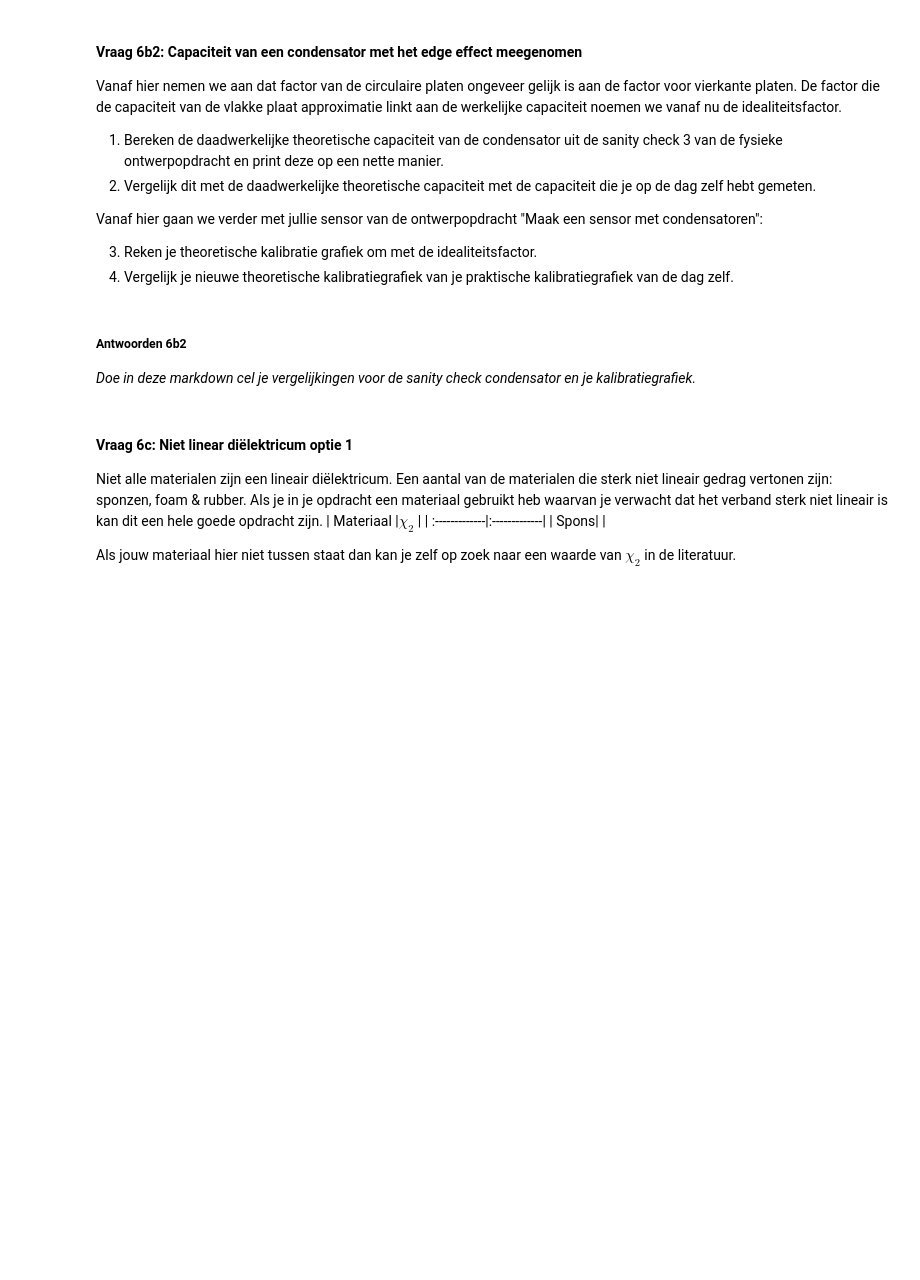
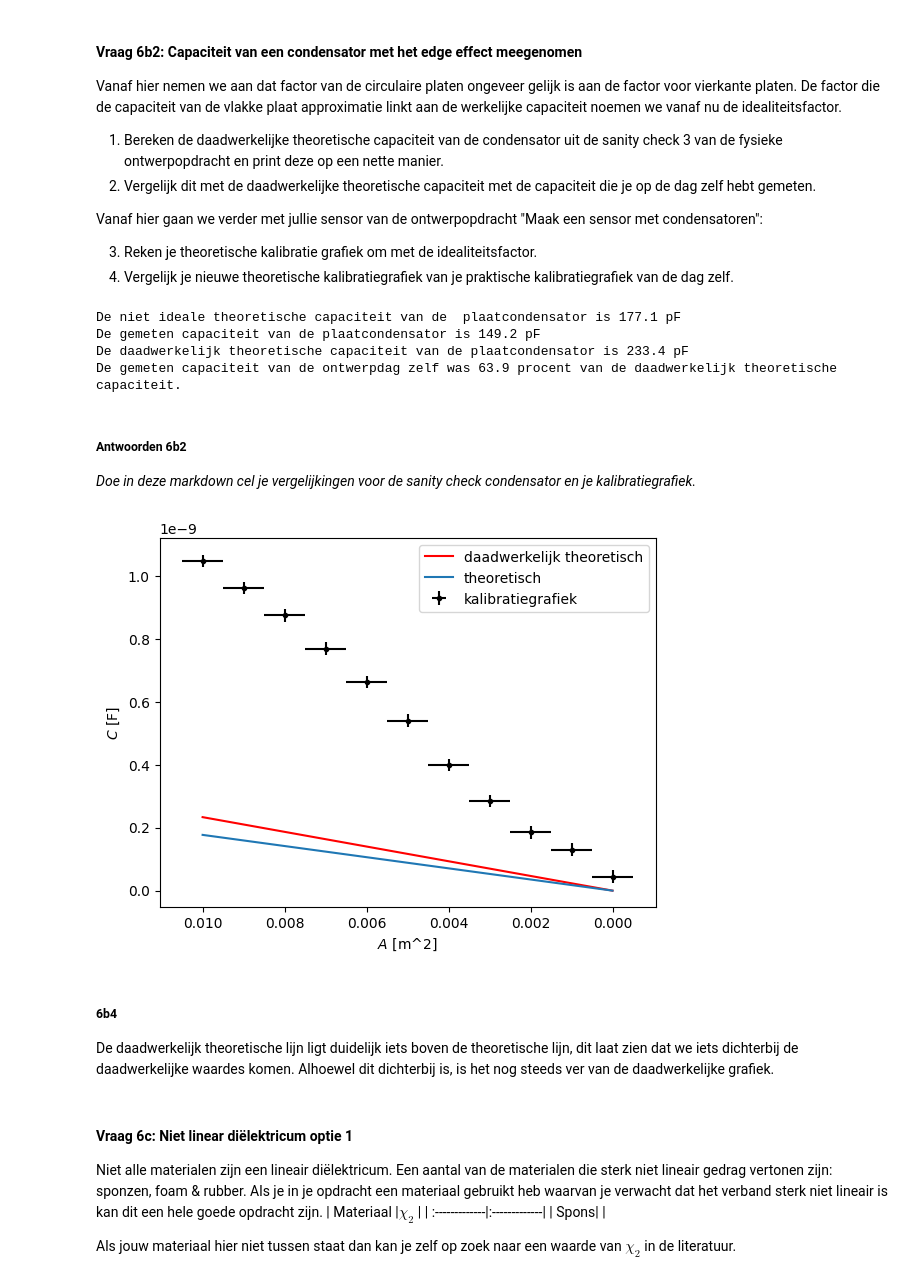
Before and after one commit to FS314159265358979323846264338/opdrachten-DEF-D, a Jupyter notebook: DigitaleOntwerpopdrachten/1CondensatorOpdracht/CondensatorOntwerpopdracht.ipynb, the cells around one changed output. Saved outputs shown, nothing was run; the diff lists cells and outputs as text; code cells hidden in the pictures; blank space fills up the shorter version.

```diff
--- a/DigitaleOntwerpopdrachten/1CondensatorOpdracht/CondensatorOntwerpopdracht.ipynb
+++ b/DigitaleOntwerpopdrachten/1CondensatorOpdracht/CondensatorOntwerpopdracht.ipynb
@@ -1166,13 +1180,71 @@ Vanaf hier gaan we verder met jullie sensor van de ontwerpopdracht "Maak een sen
 4. Vergelijk je nieuwe theoretische kalibratiegrafiek van je praktische kalibratiegrafiek van de dag zelf.
 # %%
 # Schrijf hier jouw code die de vlakke plaat capaciteit omschrijft naar de werkelijke capaciteit
+import numpy as np
+epsilon0 = 8.854e-12
 
-# def C_niet_ideaal(#relevante parameters):
-    # Jouw berekeningen
+def C_niet_ideaal(epsilonr,A,d):
+    C = (epsilon0 * epsilonr * A) / d     # Afstand tussen de twee platen << oppervlakte A platen.
+    return C
+
+# 1. Onze aspect ratio is 0.001/0.1 = 0.01. Ik neem de eerste waarde uit tabel 1, bij een aspect ratio van 0.1, om deze te benaderen.
+# Uit formule 36: C_DN (de idealiteitsfactor) = C_D(daadwerkelijke meting)/C_D0 (theoretisch, niet ideaal), aflezen uit Tabel 1: C_DN = 1.31809
+A = 0.01   # (m^2) oppervlakte platen
+d = 0.001   # (m) afstand tussen de platen
+epsilonr_karton = 2   # (F/m) permittiviteit van karton (stof tussen de platen)
+
+C_verwacht = C_niet_ideaal(epsilonr_karton,A,d) / 1e-12  # (pF)
+
+print(f"De niet ideale theoretische capaciteit van de  plaatcondensator is {C_verwacht:.1f} pF")
+
+
+
+# Met osciloscoop berekend:
+A_uit = 750e-3 # (V) amplitude van V_uit
+A_in = 8    # (V)
+f = 100e3   # (Hz) frequentie
+R_sh = 1e3  # (Ohm) weerstand shunt
+C_meting = A_uit / (2*np.pi*f*R_sh*A_in * 1e-12)    # (pF)
+print(f"De gemeten capaciteit van de plaatcondensator is {C_meting:.1f} pF")
+idealiteitsfactor = 1.31809
+C_verwacht_werkelijk = idealiteitsfactor*C_verwacht
+
+
+print(f"De daadwerkelijk theoretische capaciteit van de plaatcondensator is {C_verwacht_werkelijk:.1f} pF")
+# 2.
+vergelijking = C_meting/C_verwacht_werkelijk*100
+
+print('De gemeten capaciteit van de ontwerpdag zelf was %.1f procent van de daadwerkelijk theoretische capaciteit.' % (vergelijking))
+# %% [output]
+De niet ideale theoretische capaciteit van de  plaatcondensator is 177.1 pF
+De gemeten capaciteit van de plaatcondensator is 149.2 pF
+De daadwerkelijk theoretische capaciteit van de plaatcondensator is 233.4 pF
+De gemeten capaciteit van de ontwerpdag zelf was 63.9 procent van de daadwerkelijk theoretische capaciteit.
 # %% [markdown]
 ##### Antwoorden 6b2
 
 *Doe in deze markdown cel je vergelijkingen voor de sanity check condensator en je kalibratiegrafiek.*
+# %%
+# 3.
+A_kal = np.array([0.1,0.09,0.08,0.07,0.06,0.05,0.04,0.03,0.02,0.01,0])*0.1
+C_kal = np.array([1047,960.5,874,768,662,540,399,285,185,130,44])*1e-12
+A_var = np.linspace(0.01,0,1000) # (m^2) afnemend oppervlakte van 0.01 naar 0.
+C_theoretisch_nieuw = idealiteitsfactor*C_niet_ideaal(epsilonr_karton,A_var,d)
+
+plt.figure()
+plt.plot(A_var, C_theoretisch_nieuw, "r-", label = "daadwerkelijk theoretisch")
+plt.plot(A_var,C_niet_ideaal(epsilonr_karton,A_var,d),label='theoretisch')
+plt.errorbar(A_kal,C_kal , xerr=0.0005, yerr=2e-11, fmt = "k.", label = "kalibratiegrafiek")
+plt.xlabel("$A$ [m^2]")
+plt.ylabel("$C$ [F]")
+plt.legend()
+plt.gca().invert_xaxis()
+plt.show()
+# %% [output]
+[figure, added]
+# %% [markdown]
+##### 6b4
+De daadwerkelijk theoretische lijn ligt duidelijk iets boven de theoretische lijn, dit laat zien dat we iets dichterbij de daadwerkelijke waardes komen. Alhoewel dit dichterbij is, is het nog steeds ver van de daadwerkelijke grafiek.
 # %% [markdown]
 #### Vraag 6c: Niet linear diëlektricum optie 1
 
```
Also changed, not shown: parts of 2 cells of this notebook.
